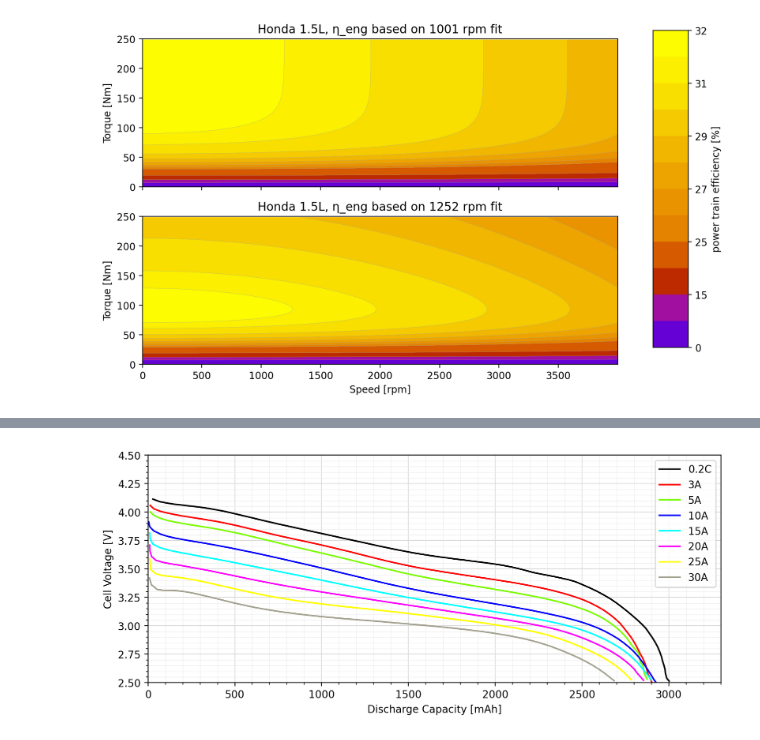
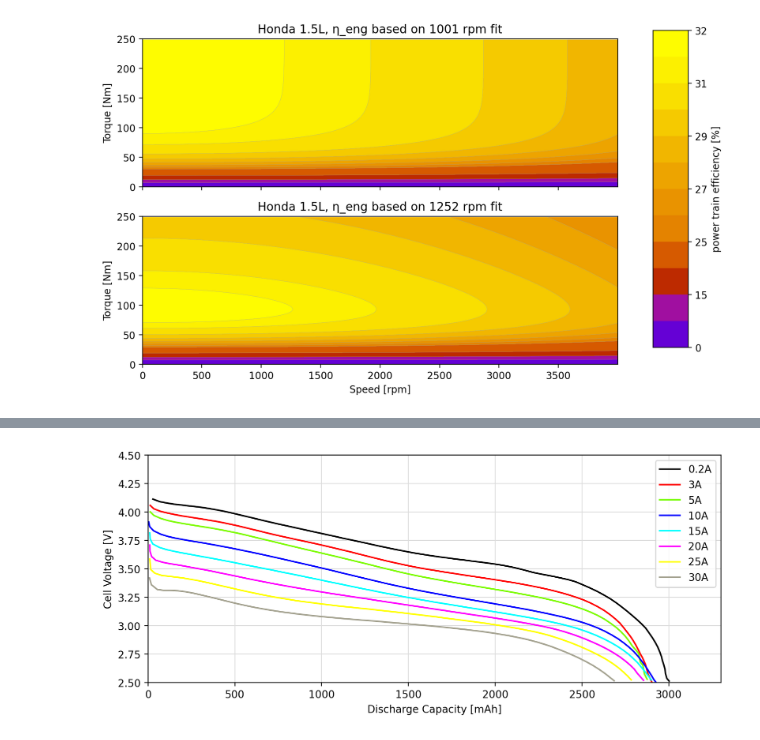
Before and after one commit to davvidbaker/aes-hw-s24, a Jupyter notebook: transportation/hw3.ipynb, the cells around one changed output, grey strips where cells are left out. Cells and saved outputs as stored; diff of their text form; code cells hidden in the pictures.

```diff
--- a/transportation/hw3.ipynb
+++ b/transportation/hw3.ipynb
@@ -223,69 +223,54 @@ Here I'll plot what my tabulated values are.
 # %%
 df_voltage = pd.read_csv("./voltage_soc_data.csv")
 
 fig, ax = plt.subplots(figsize=(10, 4))
 
 current_02 = df_voltage[df_voltage["Discharge Current (A)"] == 0.2]
 current_3 = df_voltage[df_voltage["Discharge Current (A)"] == 3]
 current_5 = df_voltage[df_voltage["Discharge Current (A)"] == 5]
 current_10 = df_voltage[df_voltage["Discharge Current (A)"] == 10]
 current_15 = df_voltage[df_voltage["Discharge Current (A)"] == 15]
 current_20 = df_voltage[df_voltage["Discharge Current (A)"] == 20]
 current_25 = df_voltage[df_voltage["Discharge Current (A)"] == 25]
 current_30 = df_voltage[df_voltage["Discharge Current (A)"] == 30]
-ax.plot(
-    current_02["Discharge Capacity (mAh)"],
-    current_02["Cell Voltage (V)"],
-    color="black",
-    label="0.2C",
-)
-ax.plot(
-    current_3["Discharge Capacity (mAh)"],
-    current_3["Cell Voltage (V)"],
-    color="red",
-    label="3A",
-)
-ax.plot(
-    current_5["Discharge Capacity (mAh)"],
-    current_5["Cell Voltage (V)"],
-    color="lawngreen",
-    label="5A",
-)
-ax.plot(
-    current_10["Discharge Capacity (mAh)"],
-    current_10["Cell Voltage (V)"],
-    label="10A",
-    color="blue",
-)
-ax.plot(
-    current_15["Discharge Capacity (mAh)"],
-    current_15["Cell Voltage (V)"],
-    label="15A",
-    color="aqua",
-)
-ax.plot(
-    current_20["Discharge Capacity (mAh)"],
-    current_20["Cell Voltage (V)"],
-    label="20A",
-    color="magenta",
-)
-ax.plot(
-    current_25["Discharge Capacity (mAh)"],
-    current_25["Cell Voltage (V)"],
-    label="25A",
-    color="yellow",
-)
-ax.plot(
-    current_30["Discharge Capacity (mAh)"],
-    current_30["Cell Voltage (V)"],
-    label="30A",
-    color=palette("grey"),
-)
+
+currents = [
+    (current_02, 0.2),
+    (current_3, 3),
+    (current_5, 5),
+    (current_10, 10),
+    (current_15, 15),
+    (current_20, 20),
+    (current_25, 25),
+    (current_30, 30),
+]
+
+colors = [
+    "black",
+    "red",
+    "lawngreen",
+    "blue",
+    "aqua",
+    "magenta",
+    "yellow",
+    palette("grey"),
+]
+
+for ind, (df, i) in enumerate(currents):
+    ax.plot(
+        df["Discharge Capacity (mAh)"],
+        df["Cell Voltage (V)"],
+        label=f"{i}A",
+        color=colors[ind],
+    )
+
 ax.legend()
 ax.set_xlim(0, 3300)
 ax.set_ylim(2.5, 4.5)
 ax.set_xlabel("Discharge Capacity [mAh]")
 ax.set_ylabel("Cell Voltage [V]")
+
 nice_grid(ax)
+ax.minorticks_off()
 # %% [output]
-[figure, old version]
+[figure, new version]
```
Also changed, not shown: parts of 8 cells of this notebook, 4 other files.
